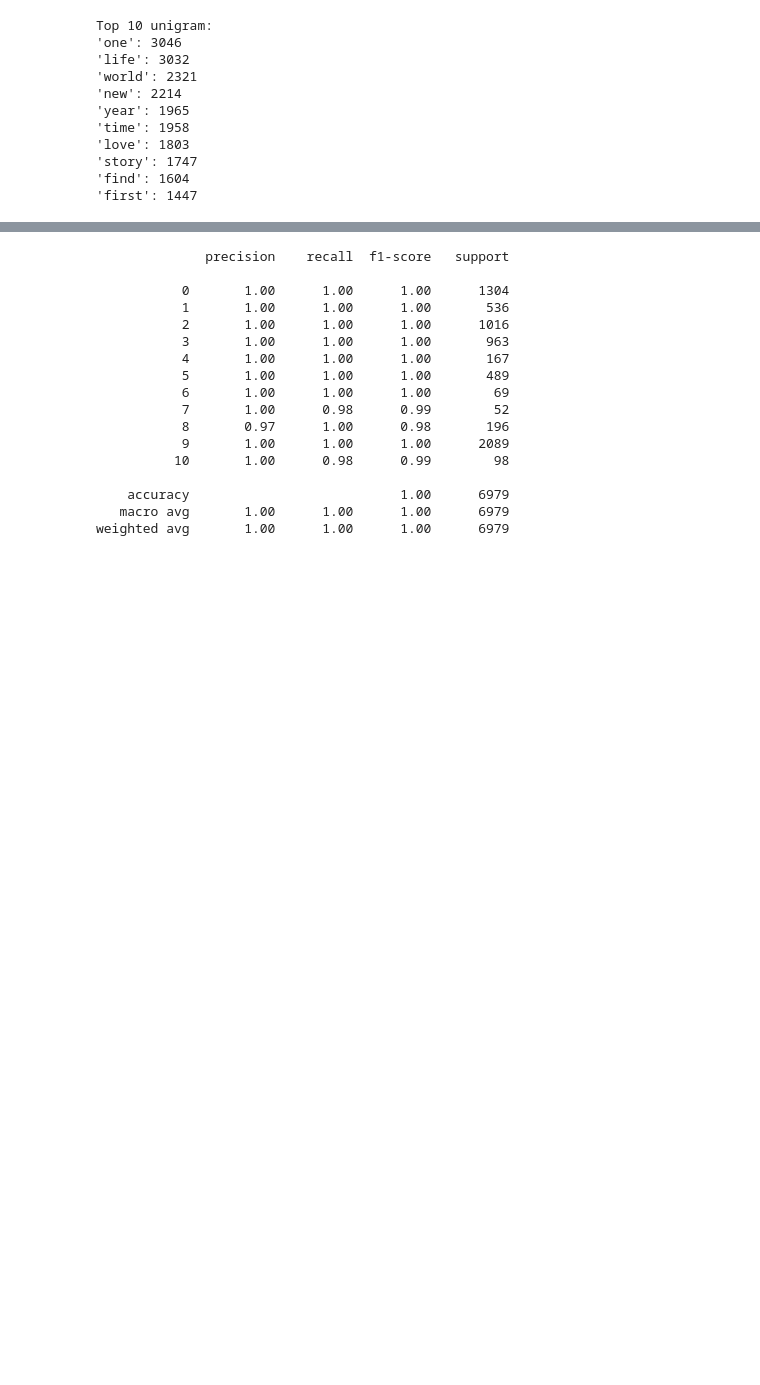
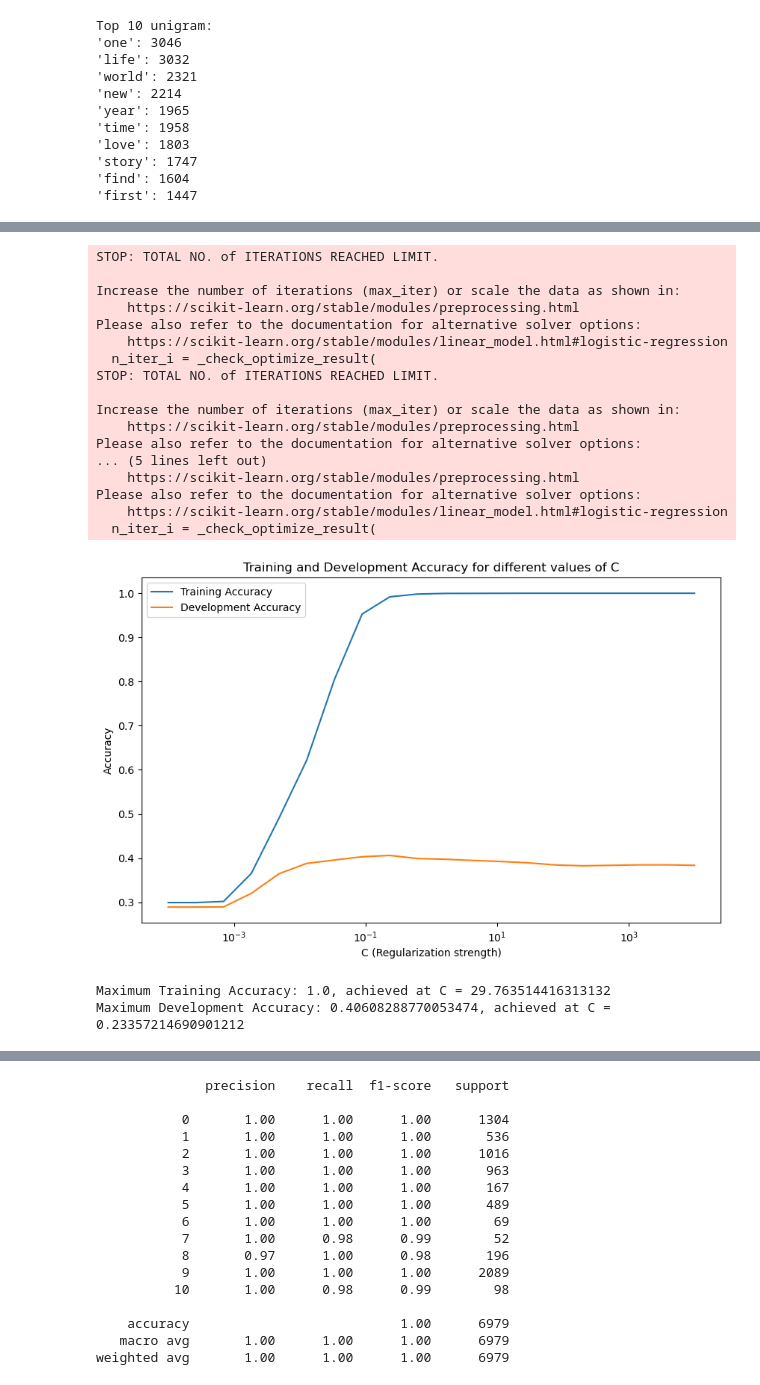
Before and after one commit to Pri0805/AML-Project, a Jupyter notebook: BaseLR.ipynb, the cells around one changed output, grey strips where cells are left out. Saved outputs shown, nothing was run; the diff lists cells and outputs as text; code cells hidden in the pictures; blank space fills up the shorter version.

Commit message:
BaseLR and Linear SVM analysis

```diff
--- a/BaseLR.ipynb
+++ b/BaseLR.ipynb
@@ -106,3 +106,12 @@ Top 10 unigram:
 'story': 1747
 'find': 1604
 'first': 1447
+# %%
+from sklearn.linear_model import LogisticRegression
+from sklearn.metrics import classification_report
+from sklearn.metrics import accuracy_score
+clf = LogisticRegression(max_iter=1000)
+clf.fit(X_train_bow, training['cluster'])
+training_target_pred = clf.predict(X_train_bow)
+print(classification_report(training['cluster'], training_target_pred))
+print(accuracy_score(training['cluster'], training_target_pred))
@@ -108,0 +214,71 @@ Top 10 unigram:
+# %%
+import numpy as np
+import matplotlib.pyplot as plt
+from sklearn.linear_model import LogisticRegression
+from sklearn.metrics import accuracy_score
+
+# Define a range of C values
+C_values = np.logspace(-4, 4, 20)
+
+# Lists to store accuracies
+train_accuracies = []
+development_accuracies = []
+
+# Loop over the values of C
+for C_val in C_values:
+    clf = LogisticRegression(max_iter=300, C=C_val)
+    clf.fit(X_train_bow, training['cluster'])
+
+    # Predict and calculate accuracy for training set
+    training_pred = clf.predict(X_train_bow)
+    train_accuracy = accuracy_score(training['cluster'], training_pred)
+    train_accuracies.append(train_accuracy)
+
+    # Predict and calculate accuracy for development set
+    development_pred = clf.predict(X_development_bow)
+    development_accuracy = accuracy_score(development['cluster'], development_pred)
+    development_accuracies.append(development_accuracy)
+
+# Plotting the accuracies
+plt.figure(figsize=(10, 6))
+plt.semilogx(C_values, train_accuracies, label='Training Accuracy')
+plt.semilogx(C_values, development_accuracies, label='Development Accuracy')
+plt.title('Training and Development Accuracy for different values of C')
+plt.xlabel('C (Regularization strength)')
+plt.ylabel('Accuracy')
+plt.legend()
+plt.show()
+
+
+# Find max accuracies
+max_train_accuracy = max(train_accuracies)
+max_development_accuracy = max(development_accuracies)
+
+# Find the C values corresponding to max accuracies
+max_train_C = C_values[train_accuracies.index(max_train_accuracy)]
+max_develop_C = C_values[development_accuracies.index(max_development_accuracy)]
+
+# Print the results
+print(f'Maximum Training Accuracy: {max_train_accuracy}, achieved at C = {max_train_C}')
+print(f'Maximum Development Accuracy: {max_development_accuracy}, achieved at C = {max_develop_C}')
+# %% [output]
+STOP: TOTAL NO. of ITERATIONS REACHED LIMIT.
+
+Increase the number of iterations (max_iter) or scale the data as shown in:
+    https://scikit-learn.org/stable/modules/preprocessing.html
+Please also refer to the documentation for alternative solver options:
+    https://scikit-learn.org/stable/modules/linear_model.html#logistic-regression
+  n_iter_i = _check_optimize_result(
+STOP: TOTAL NO. of ITERATIONS REACHED LIMIT.
+
+Increase the number of iterations (max_iter) or scale the data as shown in:
+    https://scikit-learn.org/stable/modules/preprocessing.html
+Please also refer to the documentation for alternative solver options:
+... (5 lines left out)
+    https://scikit-learn.org/stable/modules/preprocessing.html
+Please also refer to the documentation for alternative solver options:
+    https://scikit-learn.org/stable/modules/linear_model.html#logistic-regression
+  n_iter_i = _check_optimize_result(
+[figure, added]
+Maximum Training Accuracy: 1.0, achieved at C = 29.763514416313132
+Maximum Development Accuracy: 0.40608288770053474, achieved at C = 0.23357214690901212
```
Also changed, not shown: parts of 16 cells of this notebook, 1 other file.
